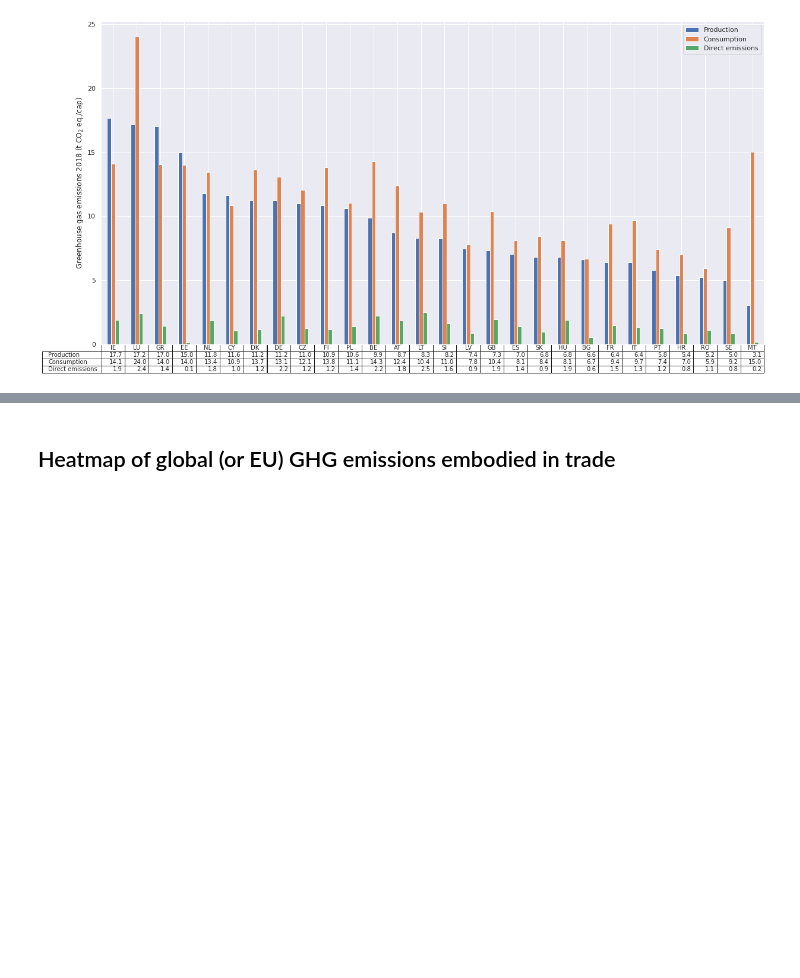
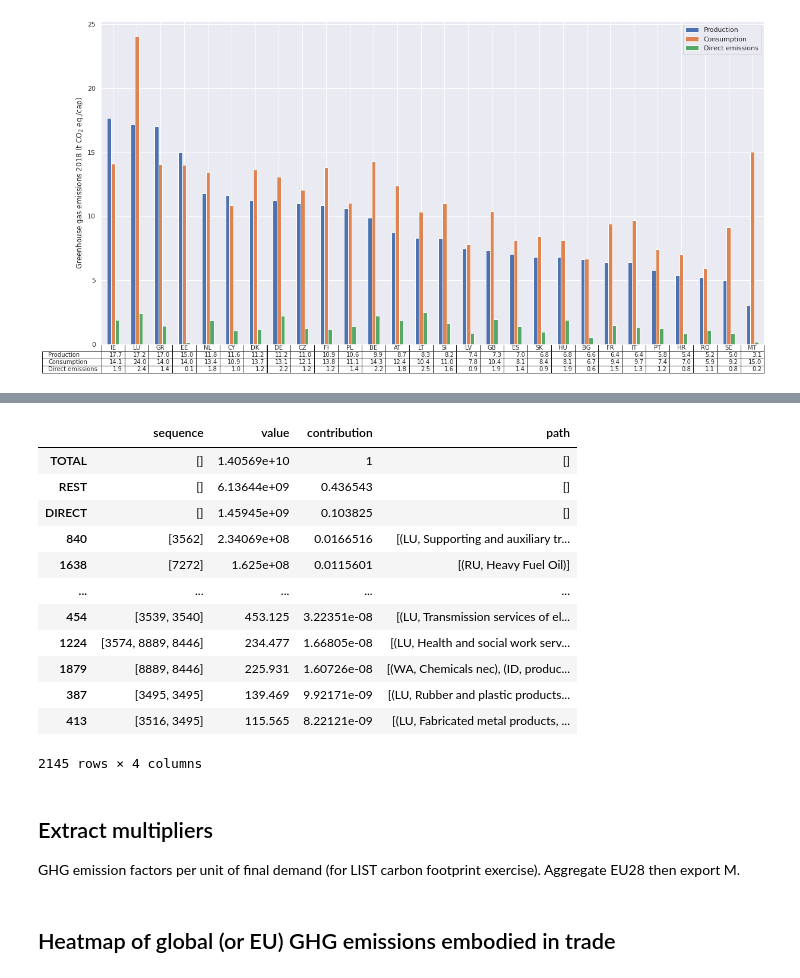
Before and after one commit to thomasgibon/io-footprinting, a Jupyter notebook: exiobase_use.ipynb, the cells around one changed output, grey strips where cells are left out. Cells and saved outputs as stored; diff of their text form; code cells hidden in the pictures; blank space fills up the shorter version.

```diff
--- a/exiobase_use.ipynb
+++ b/exiobase_use.ipynb
@@ -308,3 +396,37 @@ footprints_EU_tot.to_csv('footprint_EU_{}.csv'.format(year))
+# %%
+# We can do a quick structural path analysis
+
+region='LU'
+scale=1
+
+paths = SPA.SPA(io.impact.S.loc[ind]*scale,
+            io.A,
+            io.Y[region].sum(1),
+            Tmax=30,
+            threshold=.0001,
+            filename=f'test_{region}_{ind}.csv',
+            M=io.impact.M.loc[ind]*scale,
+            direct=io.impact.F_Y[region].sum(1)[ind]*scale)
+# %%
+paths
+# %% [output]
+|  | sequence | value | contribution | path |
+| TOTAL | [] | 1.40569e+10 | 1 | [] |
+| REST | [] | 6.13644e+09 | 0.436543 | [] |
+| DIRECT | [] | 1.45945e+09 | 0.103825 | [] |
+| 840 | [3562] | 2.34069e+08 | 0.0166516 | [(LU, Supporting and auxiliary tr... |
+| 1638 | [7272] | 1.625e+08 | 0.0115601 | [(RU, Heavy Fuel Oil)] |
+| ... | ... | ... | ... | ... |
+| 454 | [3539, 3540] | 453.125 | 3.22351e-08 | [(LU, Transmission services of el... |
+| 1224 | [3574, 8889, 8446] | 234.477 | 1.66805e-08 | [(LU, Health and social work serv... |
+| 1879 | [8889, 8446] | 225.931 | 1.60726e-08 | [(WA, Chemicals nec), (ID, produc... |
+| 387 | [3495, 3495] | 139.469 | 9.92171e-09 | [(LU, Rubber and plastic products... |
+| 413 | [3516, 3495] | 115.565 | 8.22121e-09 | [(LU, Fabricated metal products, ... |
+2145 rows × 4 columns
+# %% [markdown]
+## Extract multipliers
+GHG emission factors per unit of final demand (for LIST carbon footprint exercise).
+Aggregate EU28 then export M.
 # %% [markdown]
 ## Heatmap of global (or EU) GHG emissions embodied in trade
 # %%
```
Also changed, not shown: parts of 25 cells of this notebook.
